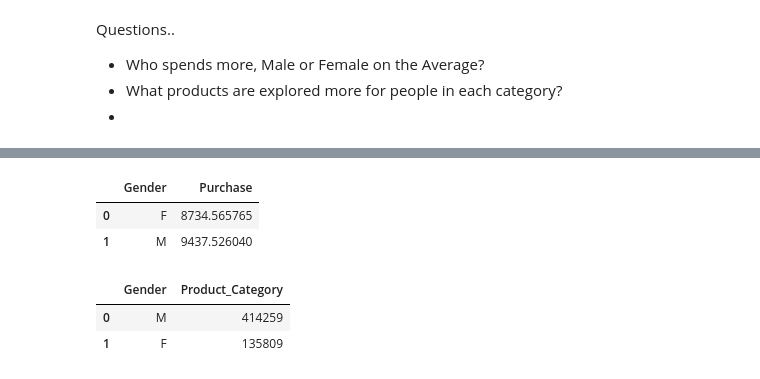
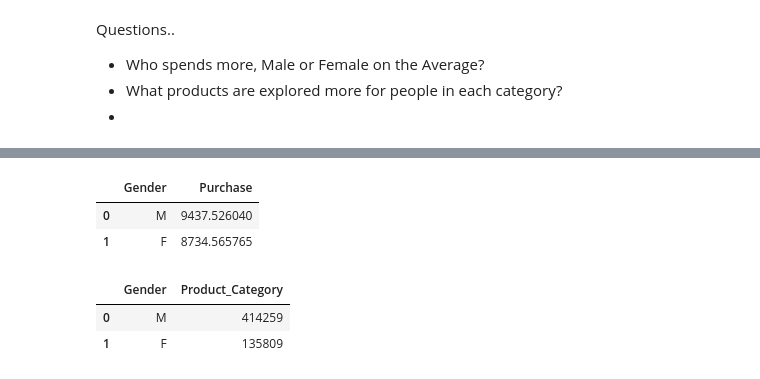
Before and after one commit to timothyafolami/walmart-ecommerce, a Jupyter notebook: Analysis.ipynb, the cells around one changed output, grey strips where cells are left out. Cells and saved outputs as stored; diff of their text form; code cells hidden in the pictures.

```diff
--- a/Analysis.ipynb
+++ b/Analysis.ipynb
@@ -506,12 +526,12 @@ Questions..
 # %%
 # creating a groupby for the Gender. Aim is to see the average purchase of each
 
-gender_purchase = df.groupby(['Gender'])['Purchase'].mean().reset_index()
+gender_purchase = df.groupby(['Gender'])['Purchase'].mean().sort_values(ascending=False).reset_index()
 gender_purchase
 # %% [output]
 |  | Gender | Purchase |
-| 0 | F | 8734.565765 |
-| 1 | M | 9437.526040 |
+| 0 | M | 9437.526040 |
+| 1 | F | 8734.565765 |
 # %%
 # counting the product category with the highest purchase
 gender_product= df.groupby(['Gender'])['Product_Category'].count().sort_values(ascending=False).reset_index()
```
Also changed, not shown: parts of 33 cells of this notebook.
